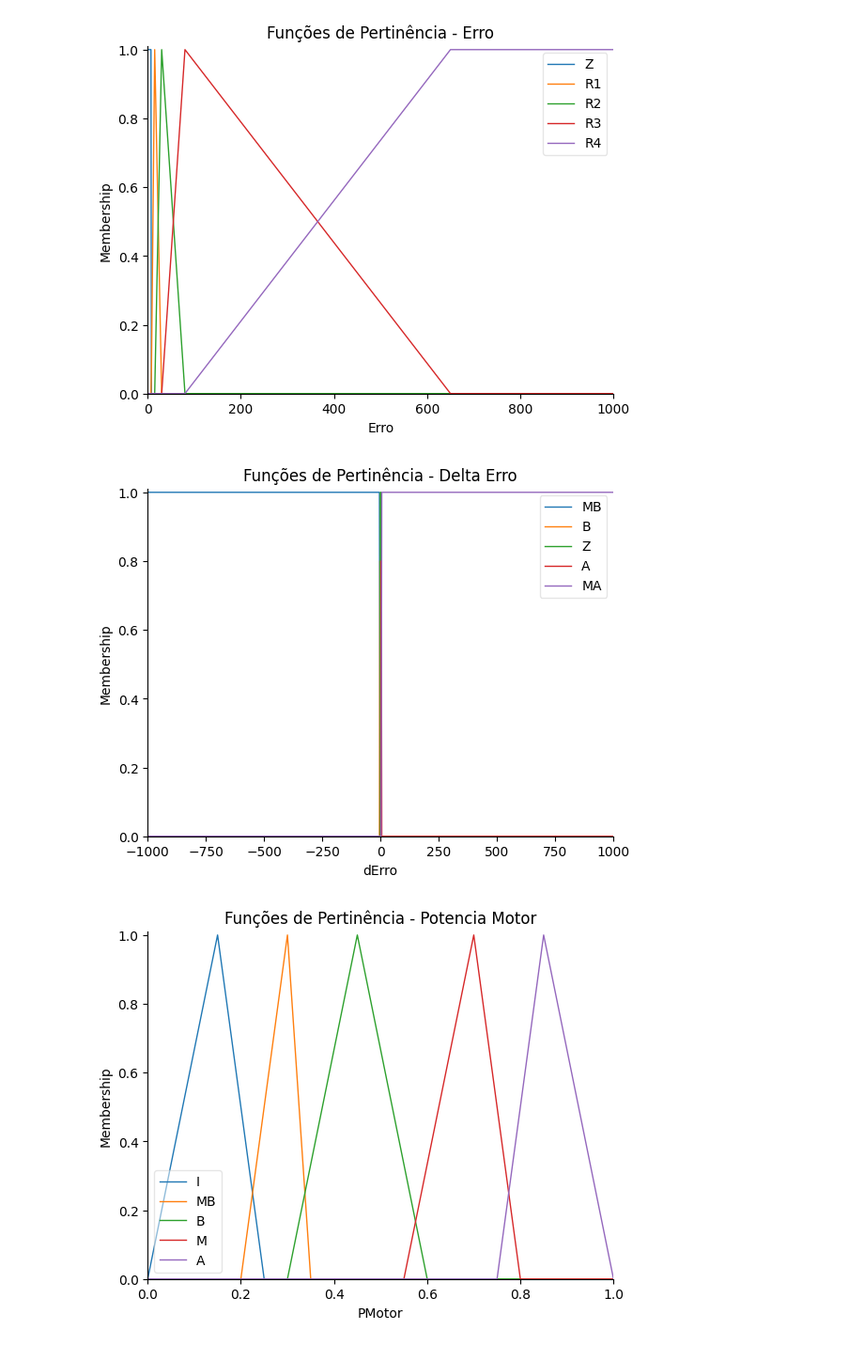
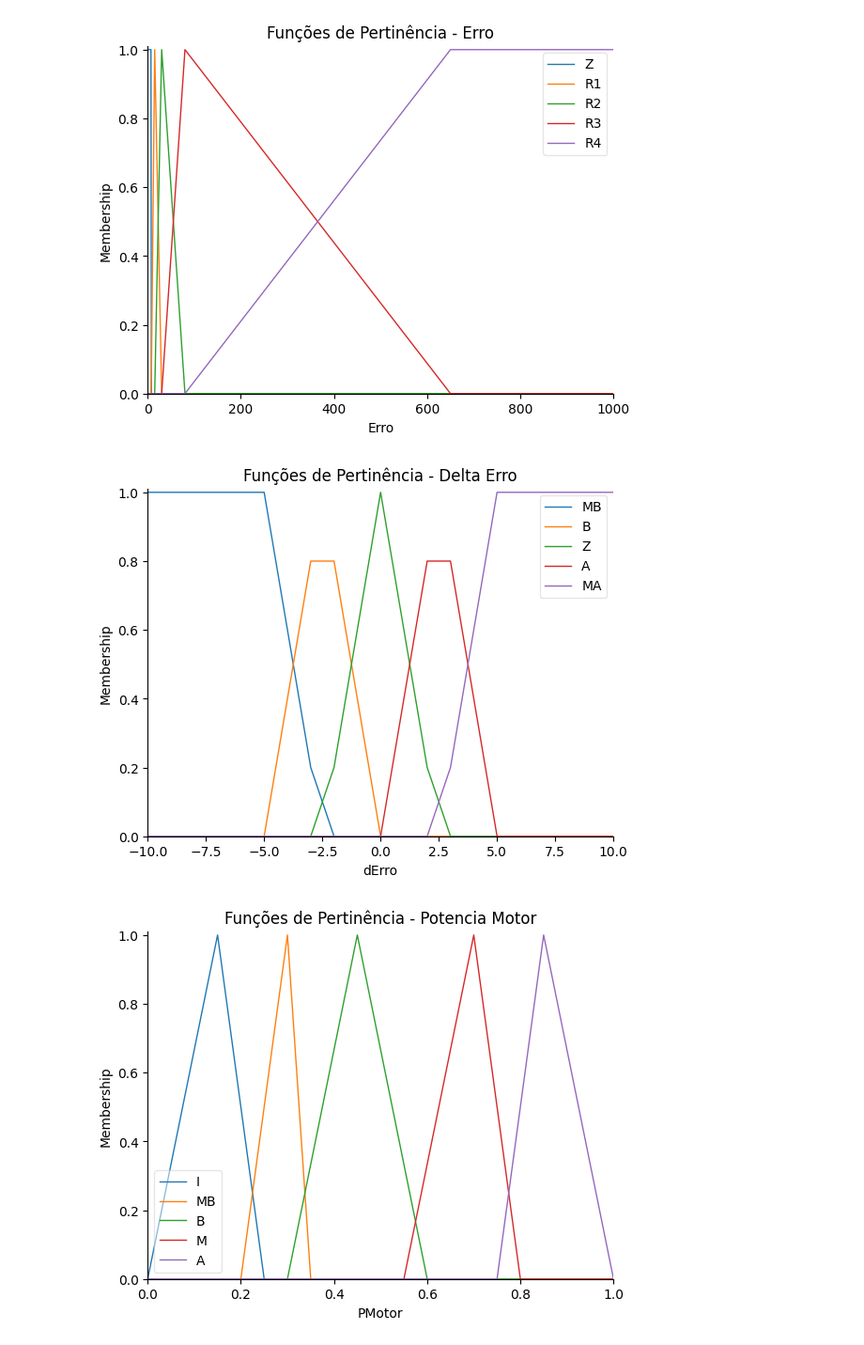
Before and after one commit to matheusAFONSECA/C213-trabalho-2, a Jupyter notebook: notebooks/C213_Fuzzy.ipynb, the cells around one changed output. Shown at 94% size. Cells and saved outputs as stored; diff of their text form; code cells hidden in the pictures.

Commit message:
fix(plot): plot ajusted
plot of delta error
ajusted.

```diff
--- a/notebooks/C213_Fuzzy.ipynb
+++ b/notebooks/C213_Fuzzy.ipynb
@@ -21,34 +21,35 @@ Erro = ctrl.Antecedent(universe=np.arange(0, 1001, 1), label="Erro")
 
 # Definindo funções de pertinência para o erro
 Erro["Z"] = fuzz.trapmf(Erro.universe, [0, 0, 7.5, 7.5])  # Zero Error
 Erro["R1"] = fuzz.trimf(Erro.universe, [7.5, 15, 30])  # erro 1
 Erro["R2"] = fuzz.trimf(Erro.universe, [15, 30, 80])  # Erro 2
 Erro["R3"] = fuzz.trimf(Erro.universe, [30, 80, 650])  # Erro 3
 Erro["R4"] = fuzz.trapmf(Erro.universe, [80, 650, 1000, 1000])  # Erro 4
 
 
 dErro = ctrl.Antecedent(universe=np.arange(-1000, 1001, 1), label="dErro")
 
 # Funções de pertinência para 'DeltaErro'
 dErro["MB"] = fuzz.trapmf(dErro.universe, [-1000, -1000, -5, -2.5])  # Grande Negativo
 dErro["B"] = fuzz.trimf(dErro.universe, [-5, -2.5, 0])  # Pequeno Negativo
 dErro["Z"] = fuzz.trimf(dErro.universe, [-2.5, 0, 2.5])  # Estabilizado
 dErro["A"] = fuzz.trimf(dErro.universe, [0, 2.5, 5])  # Pequeno Positivo
 dErro["MA"] = fuzz.trapmf(dErro.universe, [2.5, 5, 1000, 1000])  # Grande Positivo
 
 
 # Plot para Erro
 Erro.view()
 plt.title("Funções de Pertinência - Erro")
 plt.show()
 # Plot para Delta Erro
 dErro.view()
+plt.xlim(-10, 10)
 plt.title("Funções de Pertinência - Delta Erro")
 
 plt.show()
 # %% [output]
 [figure]
-[figure, old version]
+[figure, new version]
 # %%
 PotenciaMotor = ctrl.Consequent(universe=np.arange(0, 1.01, 0.01), label="PMotor")
 
```
Also changed, not shown: parts of 1 cell of this notebook, 2 other files.
